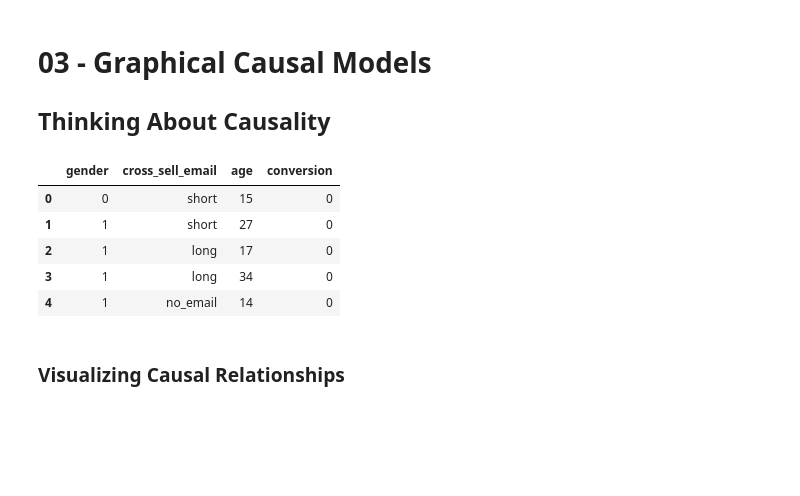
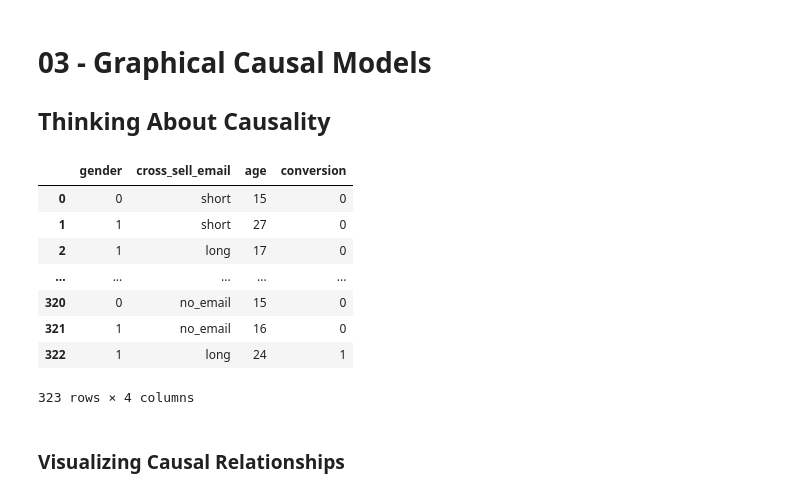
Before and after one commit to matheusfacure/causal-inference-in-python-code, a Jupyter notebook: causal-inference-in-python/03-Graphical-Models.ipynb, the cells around one changed output. Cells and saved outputs as stored; diff of their text form; code cells hidden in the pictures; blank space fills up the shorter version.

```diff
--- a/causal-inference-in-python/03-Graphical-Models.ipynb
+++ b/causal-inference-in-python/03-Graphical-Models.ipynb
@@ -18,17 +17,22 @@ from matplotlib import pyplot as plt
 color=['0.3', '0.5', '0.7', '0.9']
 linestyle=['-', '--', ':', '-.']
 marker=['o', 'v', 'd', 'p']
+
+pd.set_option('display.max_rows', 6)
 # %%
 import pandas as pd
 import numpy as np
 
 data = pd.read_csv("./data/cross_sell_email.csv")
-data.head()
+data
 # %% [output]
 |  | gender | cross_sell_email | age | conversion |
 | 0 | 0 | short | 15 | 0 |
 | 1 | 1 | short | 27 | 0 |
 | 2 | 1 | long | 17 | 0 |
-| 3 | 1 | long | 34 | 0 |
-| 4 | 1 | no_email | 14 | 0 |
+| ... | ... | ... | ... | ... |
+| 320 | 0 | no_email | 15 | 0 |
+| 321 | 1 | no_email | 16 | 0 |
+| 322 | 1 | long | 24 | 1 |
+323 rows × 4 columns
 # %% [markdown]
```
Also changed, not shown: parts of 20 cells of this notebook, 17 other files.
